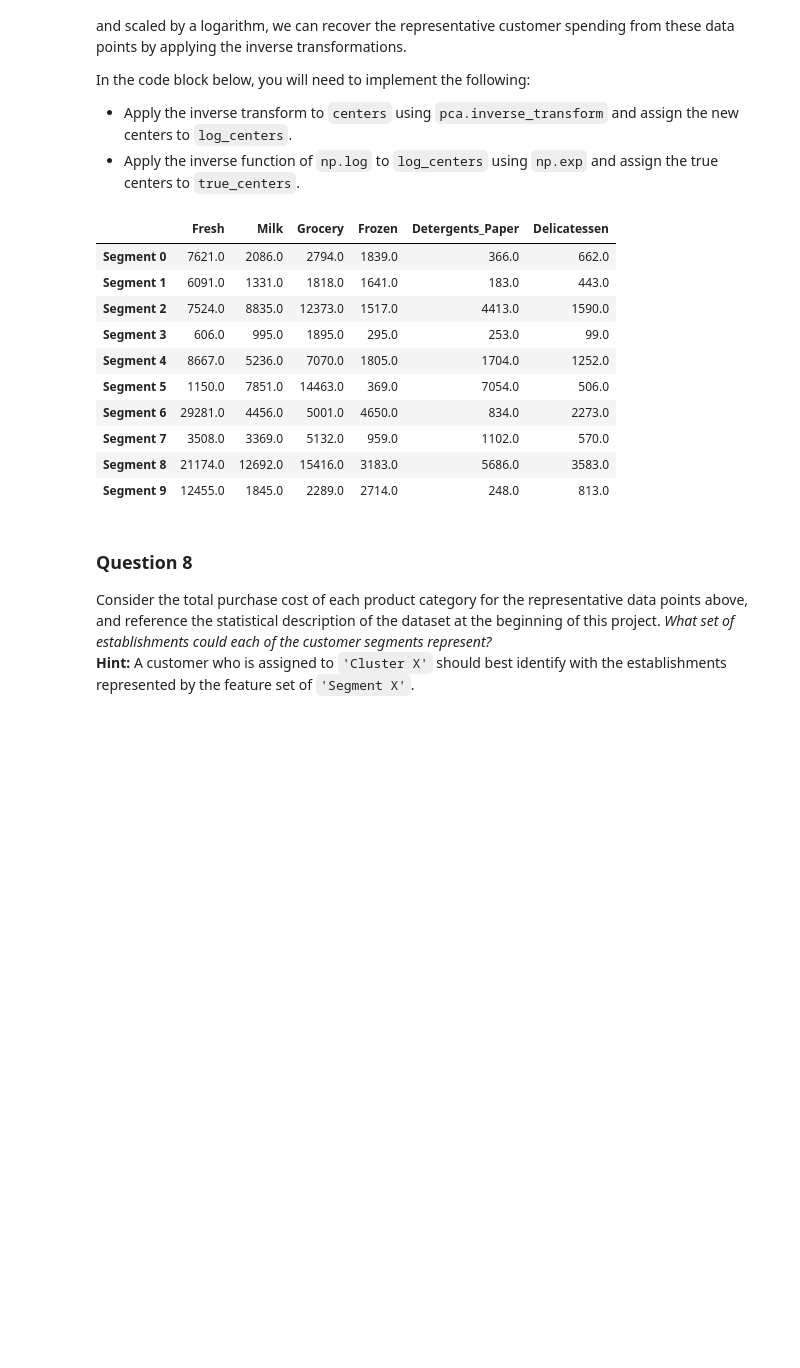
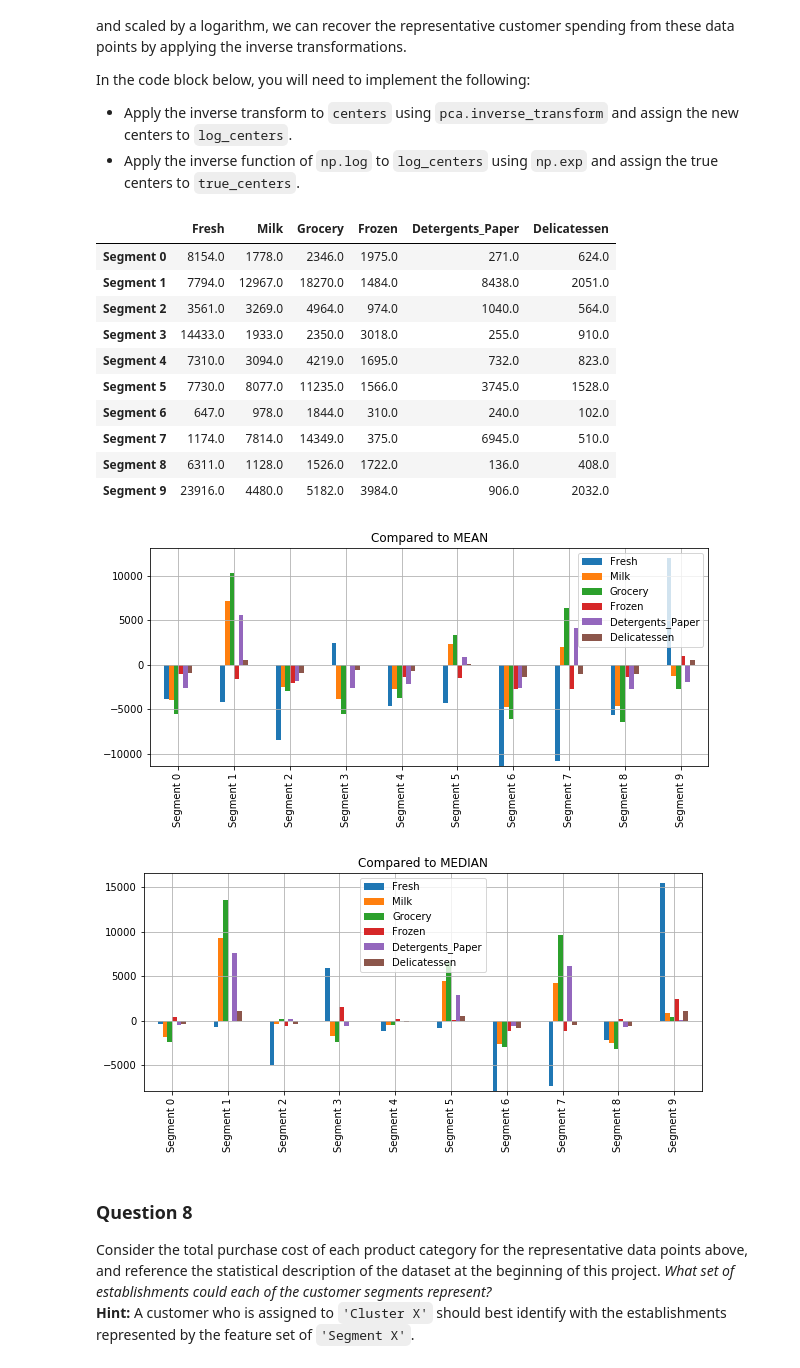
Before and after one commit to Abudhagir/machine-learning, a Jupyter notebook: projects/customer_segments/customer_segments.ipynb, the cells around one changed output. Cells and saved outputs as stored; diff of their text form; code cells hidden in the pictures; blank space fills up the shorter version.

```diff
--- a/projects/customer_segments/customer_segments.ipynb
+++ b/projects/customer_segments/customer_segments.ipynb
@@ -554,6 +553,9 @@ print(range_n_clusters)
 for n_clusters in range_n_clusters:
     # TODO: Apply your clustering algorithm of choice to the reduced data
     clusterer = GMM(n_components=n_clusters).fit(reduced_data)
+    preds = clusterer.predict(reduced_data)
+    centers = clusterer.means_
+    sample_preds = clusterer.predict(pca_samples)
 
     # TODO: Predict the cluster for each data point
     preds = clusterer.predict(reduced_data)
@@ -605,26 +607,35 @@ In the code block below, you will need to implement the following:
 # %%
 log_centers = pca.inverse_transform(centers)
 
 # TODO: Exponentiate the centers
 true_centers = np.exp(log_centers)
 
 # Display the true centers
 segments = ['Segment {}'.format(i) for i in range(0,len(centers))]
 true_centers = pd.DataFrame(np.round(true_centers), columns = data.keys())
 true_centers.index = segments
 display(true_centers)
+#Compare the True Centers from the Central values Mean and Median
+#display(true_centers - data.mean().round())
+delta_mean=true_centers - data.mean().round()
+#display(true_centers - data.median().round())
+delta_median=true_centers - data.median().round()
+delta_mean.plot.bar(figsize=(10,4), title='Compared to MEAN', grid=True)
+delta_median.plot.bar(figsize=(10,4), title='Compared to MEDIAN', grid=True);
 # %% [output]
 |  | Fresh | Milk | Grocery | Frozen | Detergents_Paper | Delicatessen |
-| Segment 0 | 7621.0 | 2086.0 | 2794.0 | 1839.0 | 366.0 | 662.0 |
-| Segment 1 | 6091.0 | 1331.0 | 1818.0 | 1641.0 | 183.0 | 443.0 |
-| Segment 2 | 7524.0 | 8835.0 | 12373.0 | 1517.0 | 4413.0 | 1590.0 |
-| Segment 3 | 606.0 | 995.0 | 1895.0 | 295.0 | 253.0 | 99.0 |
-| Segment 4 | 8667.0 | 5236.0 | 7070.0 | 1805.0 | 1704.0 | 1252.0 |
-| Segment 5 | 1150.0 | 7851.0 | 14463.0 | 369.0 | 7054.0 | 506.0 |
-| Segment 6 | 29281.0 | 4456.0 | 5001.0 | 4650.0 | 834.0 | 2273.0 |
-| Segment 7 | 3508.0 | 3369.0 | 5132.0 | 959.0 | 1102.0 | 570.0 |
-| Segment 8 | 21174.0 | 12692.0 | 15416.0 | 3183.0 | 5686.0 | 3583.0 |
-| Segment 9 | 12455.0 | 1845.0 | 2289.0 | 2714.0 | 248.0 | 813.0 |
+| Segment 0 | 8154.0 | 1778.0 | 2346.0 | 1975.0 | 271.0 | 624.0 |
+| Segment 1 | 7794.0 | 12967.0 | 18270.0 | 1484.0 | 8438.0 | 2051.0 |
+| Segment 2 | 3561.0 | 3269.0 | 4964.0 | 974.0 | 1040.0 | 564.0 |
+| Segment 3 | 14433.0 | 1933.0 | 2350.0 | 3018.0 | 255.0 | 910.0 |
+| Segment 4 | 7310.0 | 3094.0 | 4219.0 | 1695.0 | 732.0 | 823.0 |
+| Segment 5 | 7730.0 | 8077.0 | 11235.0 | 1566.0 | 3745.0 | 1528.0 |
+| Segment 6 | 647.0 | 978.0 | 1844.0 | 310.0 | 240.0 | 102.0 |
+| Segment 7 | 1174.0 | 7814.0 | 14349.0 | 375.0 | 6945.0 | 510.0 |
+| Segment 8 | 6311.0 | 1128.0 | 1526.0 | 1722.0 | 136.0 | 408.0 |
+| Segment 9 | 23916.0 | 4480.0 | 5182.0 | 3984.0 | 906.0 | 2032.0 |
+[figure, added]
+[figure, added]
 # %% [markdown]
 ### Question 8
 Consider the total purchase cost of each product category for the representative data points above, and reference the statistical description of the dataset at the beginning of this project. *What set of establishments could each of the customer segments represent?*
```
Also changed, not shown: parts of 5 cells of this notebook.
